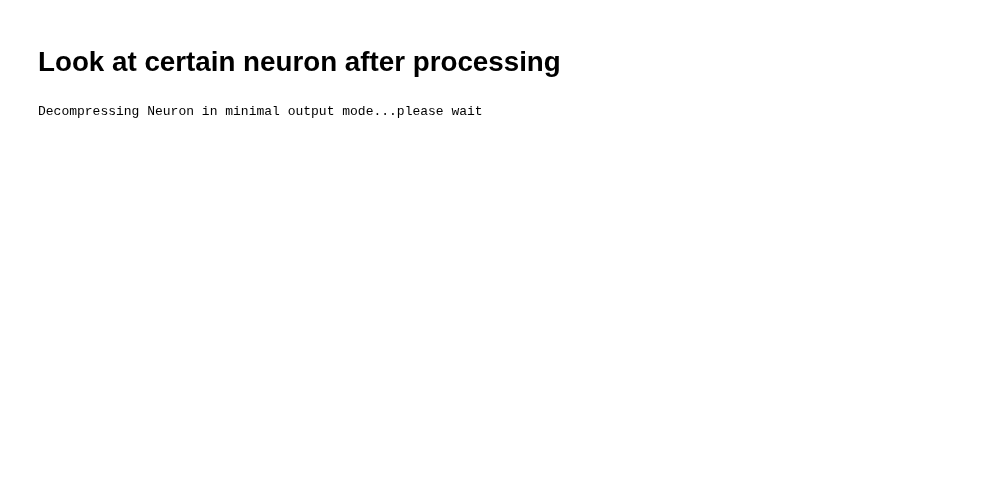
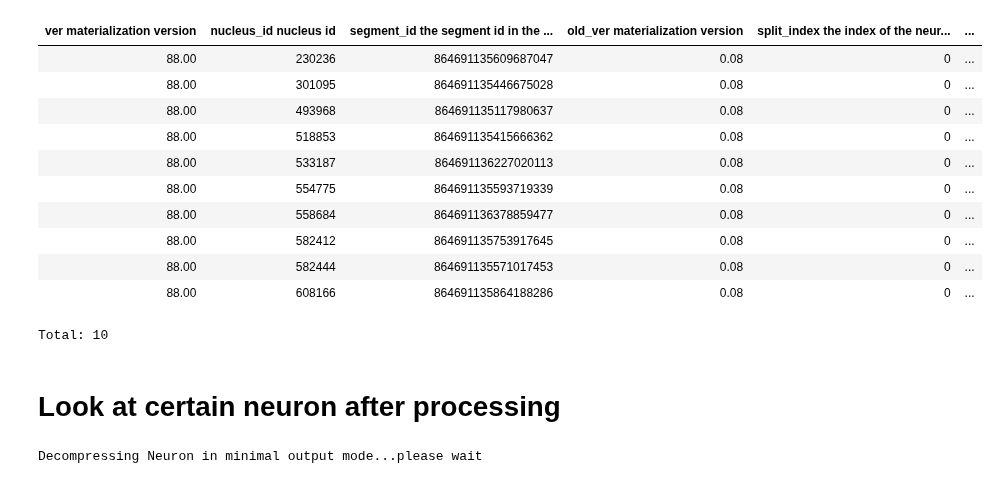
Before and after one commit to celiibrendan/neuron_mesh_tools, a Jupyter notebook: Auto_Proofreading/Validation_Testing/v4_unseen/Validation_v6_Rules_Bad_Debug.ipynb, the cells around one changed output. Saved outputs shown, nothing was run; the diff lists cells and outputs as text; code cells hidden in the pictures; blank space fills up the shorter version.

```diff
--- a/Auto_Proofreading/Validation_Testing/v4_unseen/Validation_v6_Rules_Bad_Debug.ipynb
+++ b/Auto_Proofreading/Validation_Testing/v4_unseen/Validation_v6_Rules_Bad_Debug.ipynb
@@ -75,3 +69,19 @@ Total: 1
+# %%
+bad_presyn_table = (minnie.AutoProofreadValidationScore6() & "pre_fp>10")
+bad_presyn_table
+# %% [output]
+| ver materialization version | nucleus_id nucleus id | segment_id the segment id in the ... | old_ver materialization version | split_index the index of the neur... | ... |
+| 88.00 | 230236 | 864691135609687047 | 0.08 | 0 | ... |
+| 88.00 | 301095 | 864691135446675028 | 0.08 | 0 | ... |
+| 88.00 | 493968 | 864691135117980637 | 0.08 | 0 | ... |
+| 88.00 | 518853 | 864691135415666362 | 0.08 | 0 | ... |
+| 88.00 | 533187 | 864691136227020113 | 0.08 | 0 | ... |
+| 88.00 | 554775 | 864691135593719339 | 0.08 | 0 | ... |
+| 88.00 | 558684 | 864691136378859477 | 0.08 | 0 | ... |
+| 88.00 | 582412 | 864691135753917645 | 0.08 | 0 | ... |
+| 88.00 | 582444 | 864691135571017453 | 0.08 | 0 | ... |
+| 88.00 | 608166 | 864691135864188286 | 0.08 | 0 | ... |
+Total: 10
 # %% [markdown]
 # Look at certain neuron after processing
 # %%
```
Also changed, not shown: parts of 20 cells of this notebook, 6 other files.
